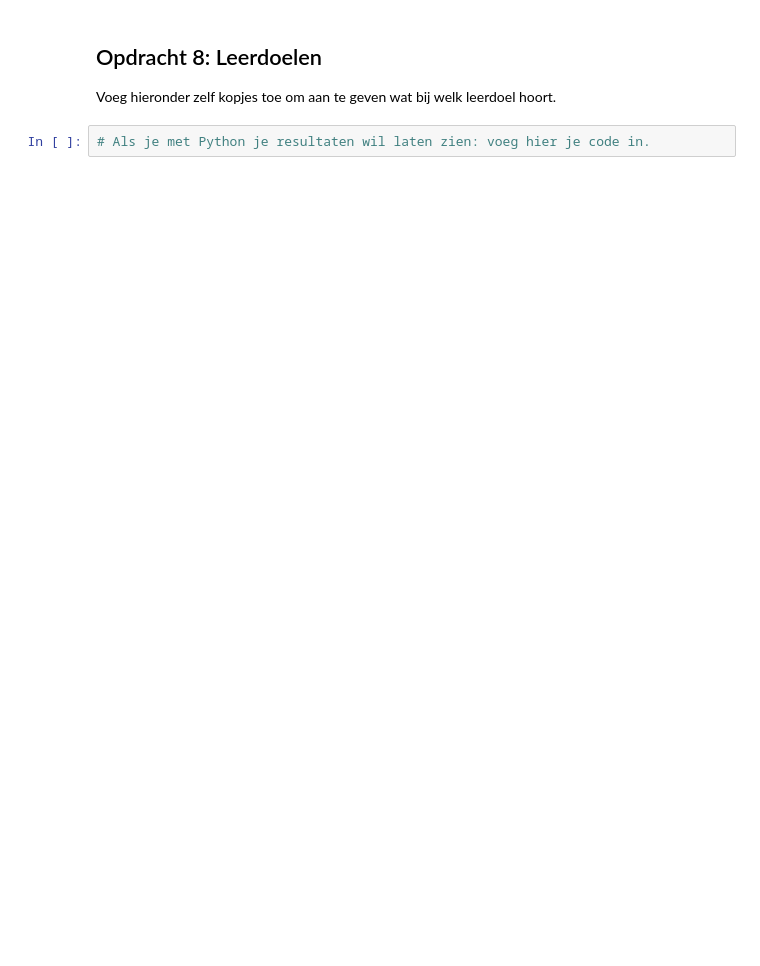
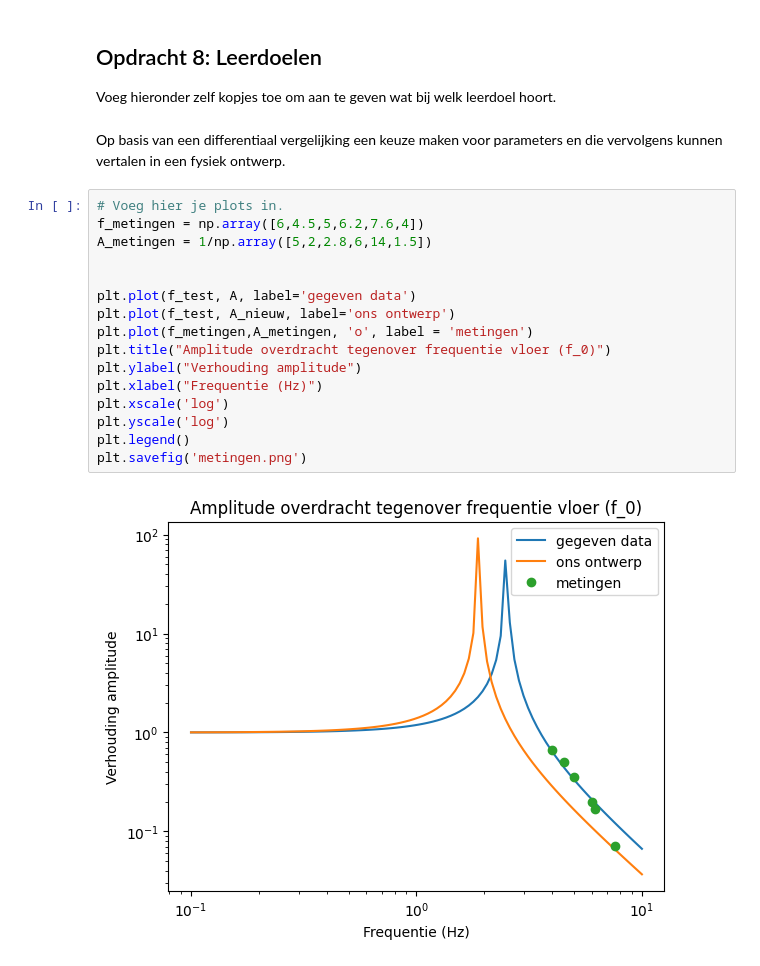
Before and after one commit to Nina925/opdrachten-DEF-D, a Jupyter notebook: FysiekeOntwerpopdrachten/5MaakEenOpstellingTrillingsvrij/Ontwerpopdracht5MaakEenOpstellingTrillingsvrijInvulTemplate.ipynb, the cells around one changed output. Cells and saved outputs as stored; diff of their text form; blank space fills up the shorter version.

```diff
--- a/FysiekeOntwerpopdrachten/5MaakEenOpstellingTrillingsvrij/Ontwerpopdracht5MaakEenOpstellingTrillingsvrijInvulTemplate.ipynb
+++ b/FysiekeOntwerpopdrachten/5MaakEenOpstellingTrillingsvrij/Ontwerpopdracht5MaakEenOpstellingTrillingsvrijInvulTemplate.ipynb
@@ -207,7 +216,25 @@ plt.savefig('metingen.png')
 # %% [markdown]
 ## Opdracht 8: Leerdoelen
 Voeg hieronder zelf kopjes toe om aan te geven wat bij welk leerdoel hoort.
+# %% [markdown]
+Op basis van een differentiaal vergelijking een keuze maken voor parameters en die vervolgens kunnen vertalen in een fysiek ontwerp.
 # %%
-# Als je met Python je resultaten wil laten zien: voeg hier je code in.
+# Voeg hier je plots in.
+f_metingen = np.array([6,4.5,5,6.2,7.6,4])
+A_metingen = 1/np.array([5,2,2.8,6,14,1.5])
+
+
+plt.plot(f_test, A, label='gegeven data')
+plt.plot(f_test, A_nieuw, label='ons ontwerp')
+plt.plot(f_metingen,A_metingen, 'o', label = 'metingen')
+plt.title("Amplitude overdracht tegenover frequentie vloer (f_0)")
+plt.ylabel("Verhouding amplitude")
+plt.xlabel("Frequentie (Hz)")
+plt.xscale('log')
+plt.yscale('log')
+plt.legend()
+plt.savefig('metingen.png')
+# %% [output]
+[figure, added]
 # %% [markdown]
 #### Als je je figuren onderweg opgeslagen hebt, kan je ze hier invoegen:
```
Also changed, not shown: parts of 7 cells of this notebook, 3 other files.
